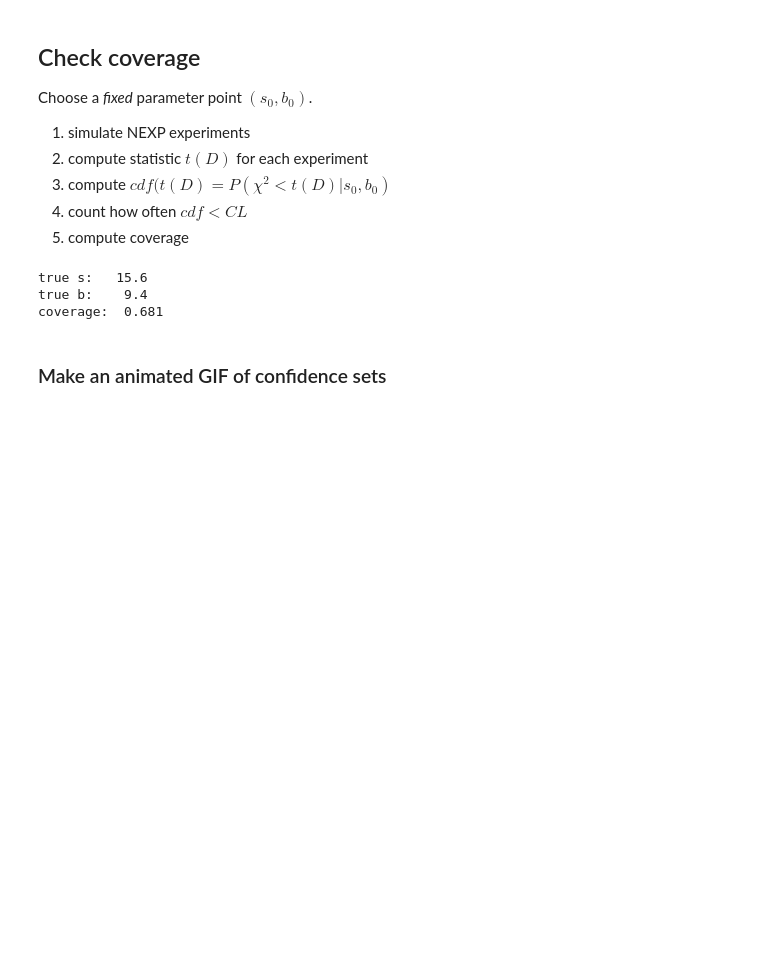
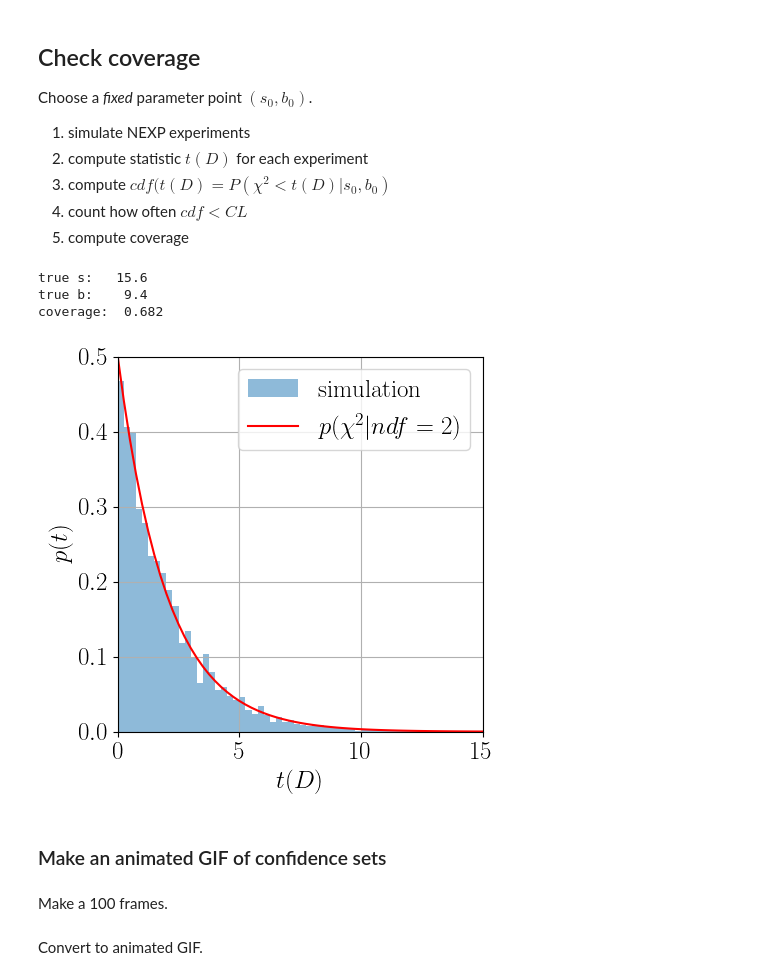
Before and after one commit to hbprosper/CLASHEP, a Jupyter notebook: 01_stats/03_wilks.ipynb, the cells around one changed output. Cells and saved outputs as stored; diff of their text form; code cells hidden in the pictures; blank space fills up the shorter version.

```diff
--- a/01_stats/03_wilks.ipynb
+++ b/01_stats/03_wilks.ipynb
@@ -64,6 +64,8 @@ bag = Bag()
 bag.N = 25
 bag.M = 353
 bag.k = 37.6
+bag.N1= bag.N
+bag.M1= bag.M
 # %% [markdown]
 ### Define statistical model and statistic $t_\theta(D)$
 
@@ -212,13 +213,12 @@ Choose a *fixed* parameter point $(s_0, b_0)$.
   1. compute coverage
 # %%
 # 0. choose a "true" parameter point
-s0, b0 = results.x
-bag.s0 = s0      # choose as signal mean
-bag.b0 = b0      # choose as background mean
+bag.s0 = results.x[0]      # choose as signal mean
+bag.b0 = results.x[1]      # choose as background mean
 NEXP   = 10000   # number of experiments to simulate
 
-print(f'true s: {s0:6.1f}')
-print(f'true b: {b0:6.1f}')
+print(f'true s: {bag.s0:6.1f}')
+print(f'true b: {bag.b0:6.1f}')
 
 # 1. simulate experiments
 N0 = st.poisson.rvs(bag.s0 + bag.b0, size=NEXP)
@@ -227,7 +227,7 @@ M0 = st.poisson.rvs(bag.k  * bag.b0, size=NEXP)
 # 2. compute statistic for each experiment
 bag.N = N0
 bag.M = M0
-t = statistic(bag, s0, b0)
+t = statistic(bag, bag.s0, bag.b0)
 
 # 3. compute cdf assuming t is a chi2 variate of 2 degrees of freedom
 ndf = 2
@@ -244,7 +244,47 @@ print(f'coverage: {coverage:6.3f}')
 # %% [output]
 true s:   15.6
 true b:    9.4
-coverage:  0.681
+coverage:  0.682
+# %%
+def plot_distribution(t,
+                      xbins=60, xmin=0, xmax=15,
+                      ymin=0, ymax=0.5,
+                        filename='statistic_distribution.png',
+                        fgsize=(5, 5), ftsize=18):
+
+    # make 1 sub-plot
+    fig, ax = plt.subplots(nrows=1, ncols=1, figsize=fgsize)
+
+    ax.set_xlim(xmin, xmax)
+    ax.set_xlabel(r'$t(D)$', fontsize=ftsize)
+
+    ax.set_ylim(ymin, ymax)
+    ax.set_ylabel(r'$p(t)$', fontsize=ftsize)
+
+    # compute chi2 level for 2 degrees of freedom
+    # for 1sigma
+    xstep = (xmax-xmin)/xbins
+    x     = np.arange(xmin, xmax+xstep, xstep)
+    NDF   = 2
+    y     = st.chi2.pdf(x, NDF)
+
+    ax.hist(t, bins=xbins,
+            range=(xmin, xmax),
+            density=True, alpha=0.5, label='simulation')
+
+    ax.plot(x, y, color='red', label=r'$p(\chi^2|ndf=2)$')
+    ax.legend()
+    ax.grid()
+
+    plt.tight_layout()
+
+    plt.savefig(filename)
+
+    plt.show()
+# %%
+plot_distribution(t)
+# %% [output]
+[figure, added]
 # %% [markdown]
 ### Make an animated GIF of confidence sets
 # %%
@@ -310,6 +350,8 @@ def plot_1sigma_confidence_set(t, D, results=None,
     plt.close() # close file so we don't have too many open at once
 
     #plt.show()
+# %% [markdown]
+Make a 100 frames.
 # %%
 filenames = []
 for i in range(100):
@@ -320,6 +362,8 @@ for i in range(100):
     bag.N = N0[i]
     bag.M = M0[j]
     plot_1sigma_confidence_set(statistic, bag, filename=filename)
+# %% [markdown]
+Convert to animated GIF.
 # %%
 import imageio.v2 as im
 
```
Also changed, not shown: parts of 3 cells of this notebook, 2 other files.
